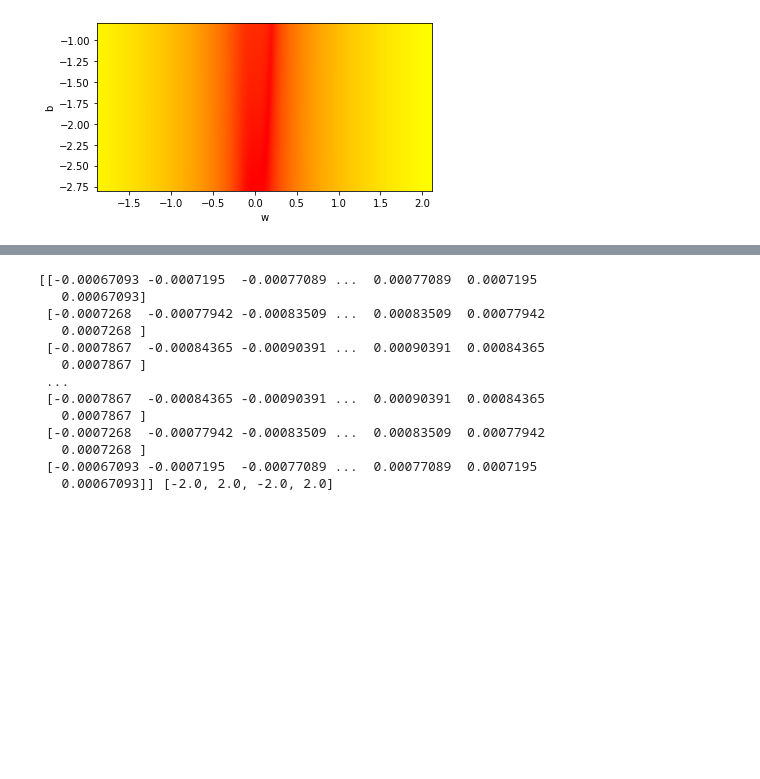
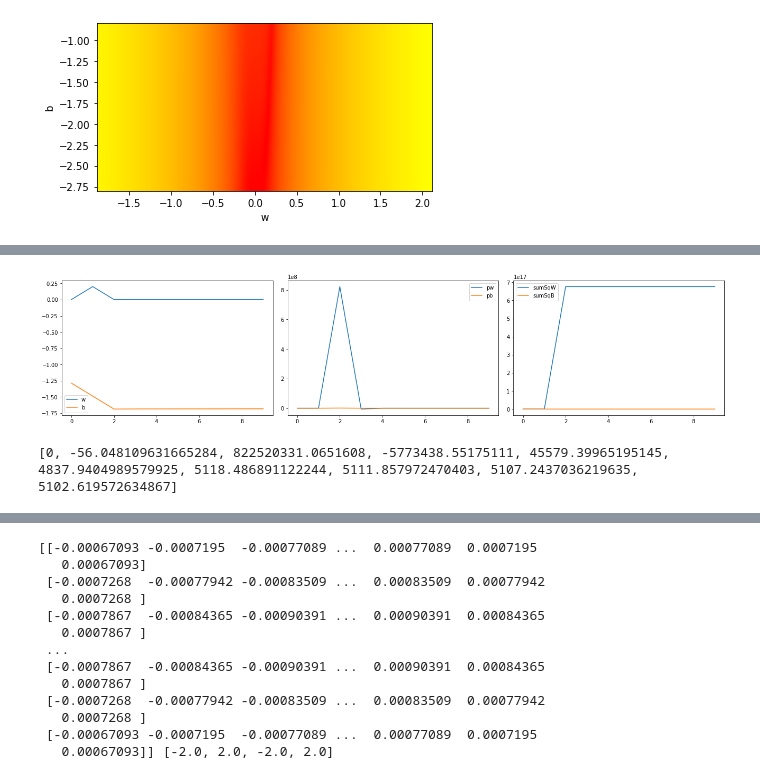
Before and after one commit to thetime50/colab-notebook, a Jupyter notebook: machine-learning/gradient_descent.ipynb, the cells around one changed output, grey strips where cells are left out. Drawn from its saved outputs; the diff is of its cells as text; code cells hidden in the pictures; blank space fills up the shorter version.

```diff
--- a/machine-learning/gradient_descent.ipynb
+++ b/machine-learning/gradient_descent.ipynb
@@ -374,0 +438,6 @@ drawGradient(xaxis,P3Neurel1,P3Neurel1(0.1129,-1.8),data,0,-1,{'w':[],'b':[]},1.
+# %%
+drawSerial(p3nw2GraAdagrad,[['w','b'],['pw','pb'],['sumSqW','sumSqB'],],[0,10])
+print(p3nw2GraAdagrad['pw'][0:10])
+# %% [output]
+[figure, added]
+[0, -56.048109631665284, 822520331.0651608, -5773438.55175111, 45579.39965195145, 4837.9404989579925, 5118.486891122244, 5111.857972470403, 5107.2437036219635, 5102.619572634867]
```
Also changed, not shown: parts of 9 cells of this notebook.
